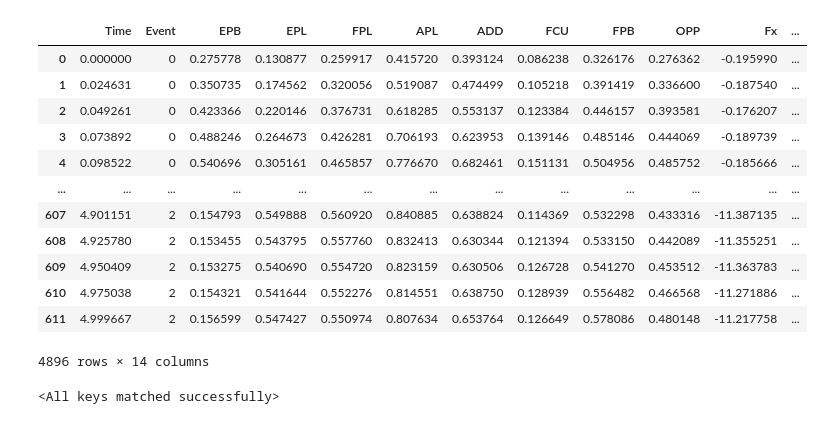
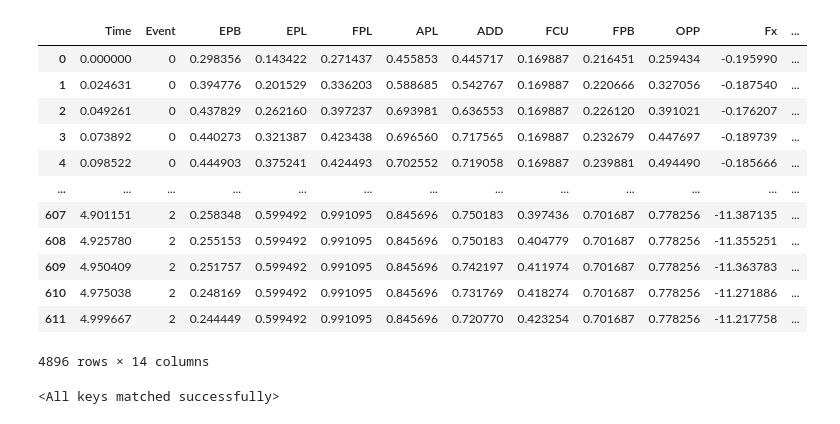
Before and after one commit to ericfonseca95/kmk, a Jupyter notebook: notebooks/LSTM_TLM.ipynb, the cells around one changed output. Cells and saved outputs as stored; diff of their text form; code cells hidden in the pictures.

```diff
--- a/notebooks/LSTM_TLM.ipynb
+++ b/notebooks/LSTM_TLM.ipynb
@@ -292,23 +292,23 @@ class Dataset_LSTM(torch.utils.data.Dataset):
     def __len__(self):
         return len(self.subject_index)
 # %%
-df = pd.read_pickle('../data/SeparatedData.pkl')
+df = pd.read_pickle('../data/SeparatedData_MedFilt.pkl')
 window_size = 100
-stride = 20
+stride = window_size
 df
 # %% [output]
 |  | Time | Event | EPB | EPL | FPL | APL | ADD | FCU | FPB | OPP | Fx | ... |
-| 0 | 0.000000 | 0 | 0.275778 | 0.130877 | 0.259917 | 0.415720 | 0.393124 | 0.086238 | 0.326176 | 0.276362 | -0.195990 | ... |
-| 1 | 0.024631 | 0 | 0.350735 | 0.174562 | 0.320056 | 0.519087 | 0.474499 | 0.105218 | 0.391419 | 0.336600 | -0.187540 | ... |
-| 2 | 0.049261 | 0 | 0.423366 | 0.220146 | 0.376731 | 0.618285 | 0.553137 | 0.123384 | 0.446157 | 0.393581 | -0.176207 | ... |
-| 3 | 0.073892 | 0 | 0.488246 | 0.264673 | 0.426281 | 0.706193 | 0.623953 | 0.139146 | 0.485146 | 0.444069 | -0.189739 | ... |
-| 4 | 0.098522 | 0 | 0.540696 | 0.305161 | 0.465857 | 0.776670 | 0.682461 | 0.151131 | 0.504956 | 0.485752 | -0.185666 | ... |
+| 0 | 0.000000 | 0 | 0.298356 | 0.143422 | 0.271437 | 0.455853 | 0.445717 | 0.169887 | 0.216451 | 0.259434 | -0.195990 | ... |
+| 1 | 0.024631 | 0 | 0.394776 | 0.201529 | 0.336203 | 0.588685 | 0.542767 | 0.169887 | 0.220666 | 0.327056 | -0.187540 | ... |
+| 2 | 0.049261 | 0 | 0.437829 | 0.262160 | 0.397237 | 0.693981 | 0.636553 | 0.169887 | 0.226120 | 0.391021 | -0.176207 | ... |
+| 3 | 0.073892 | 0 | 0.440273 | 0.321387 | 0.423438 | 0.696560 | 0.717565 | 0.169887 | 0.232679 | 0.447697 | -0.189739 | ... |
+| 4 | 0.098522 | 0 | 0.444903 | 0.375241 | 0.424493 | 0.702552 | 0.719058 | 0.169887 | 0.239881 | 0.494490 | -0.185666 | ... |
 | ... | ... | ... | ... | ... | ... | ... | ... | ... | ... | ... | ... | ... |
-| 607 | 4.901151 | 2 | 0.154793 | 0.549888 | 0.560920 | 0.840885 | 0.638824 | 0.114369 | 0.532298 | 0.433316 | -11.387135 | ... |
-| 608 | 4.925780 | 2 | 0.153455 | 0.543795 | 0.557760 | 0.832413 | 0.630344 | 0.121394 | 0.533150 | 0.442089 | -11.355251 | ... |
-| 609 | 4.950409 | 2 | 0.153275 | 0.540690 | 0.554720 | 0.823159 | 0.630506 | 0.126728 | 0.541270 | 0.453512 | -11.363783 | ... |
-| 610 | 4.975038 | 2 | 0.154321 | 0.541644 | 0.552276 | 0.814551 | 0.638750 | 0.128939 | 0.556482 | 0.466568 | -11.271886 | ... |
-| 611 | 4.999667 | 2 | 0.156599 | 0.547427 | 0.550974 | 0.807634 | 0.653764 | 0.126649 | 0.578086 | 0.480148 | -11.217758 | ... |
+| 607 | 4.901151 | 2 | 0.258348 | 0.599492 | 0.991095 | 0.845696 | 0.750183 | 0.397436 | 0.701687 | 0.778256 | -11.387135 | ... |
+| 608 | 4.925780 | 2 | 0.255153 | 0.599492 | 0.991095 | 0.845696 | 0.750183 | 0.404779 | 0.701687 | 0.778256 | -11.355251 | ... |
+| 609 | 4.950409 | 2 | 0.251757 | 0.599492 | 0.991095 | 0.845696 | 0.742197 | 0.411974 | 0.701687 | 0.778256 | -11.363783 | ... |
+| 610 | 4.975038 | 2 | 0.248169 | 0.599492 | 0.991095 | 0.845696 | 0.731769 | 0.418274 | 0.701687 | 0.778256 | -11.271886 | ... |
+| 611 | 4.999667 | 2 | 0.244449 | 0.599492 | 0.991095 | 0.845696 | 0.720770 | 0.423254 | 0.701687 | 0.778256 | -11.217758 | ... |
 4896 rows × 14 columns
 # %%
 leave_out_df = df[df['Subject'] == 'RGr10']
```
Also changed, not shown: parts of 12 cells of this notebook, 3 other files.
